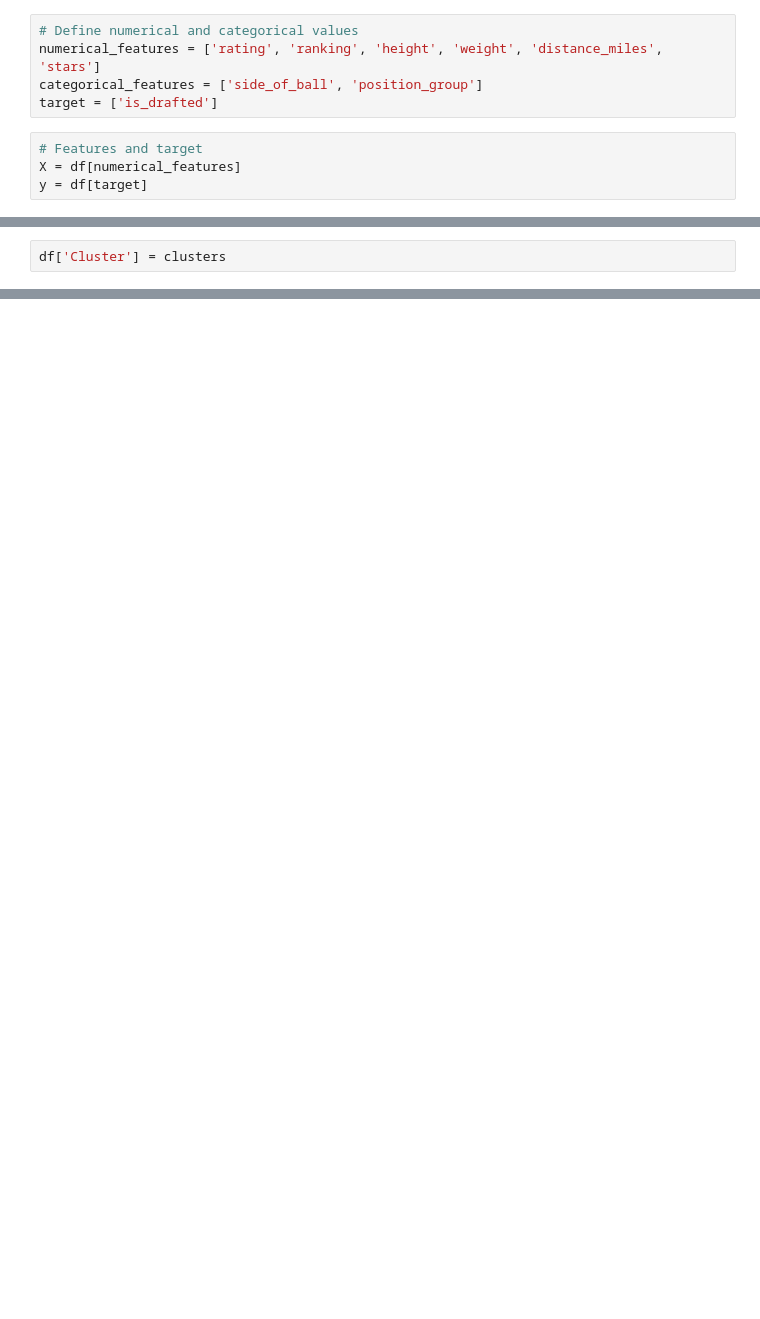
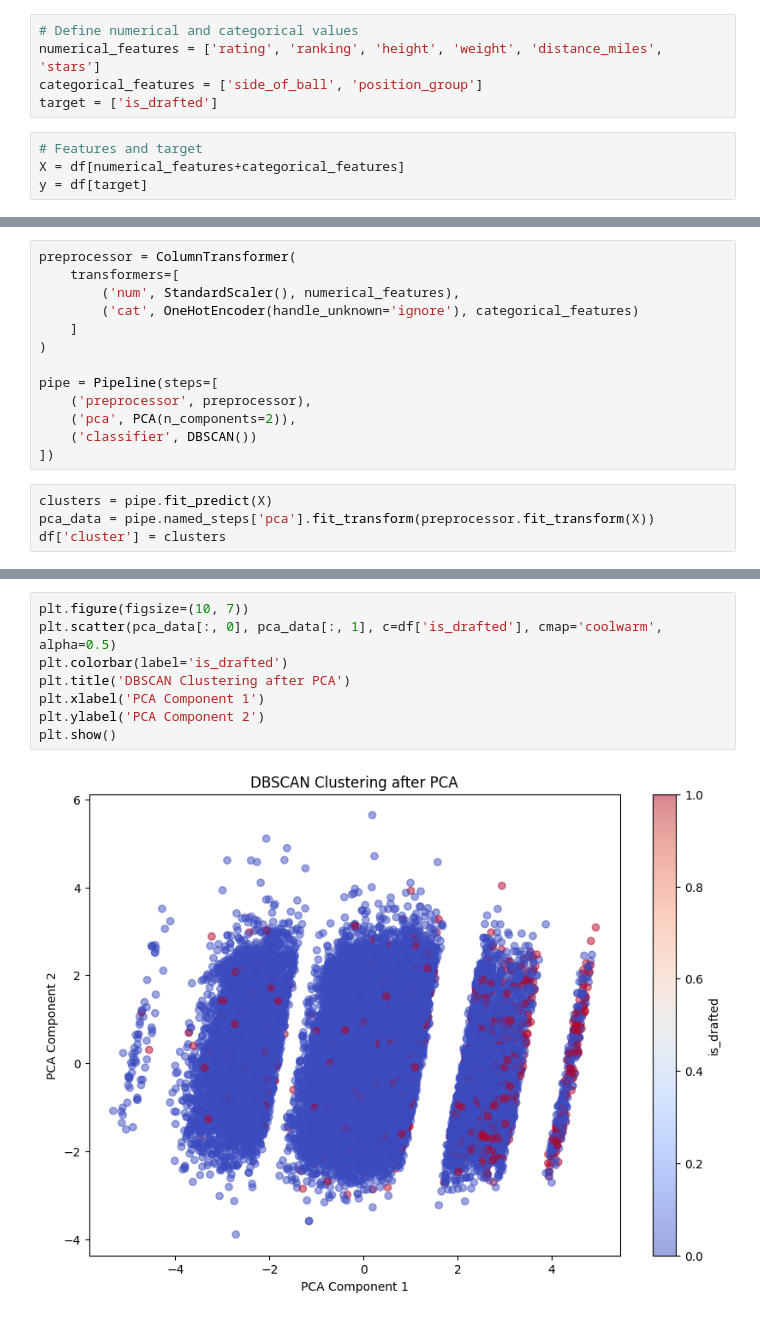
Before and after one commit to chrismca13/CFB_draft_propensity, a Jupyter notebook: notebooks/dbscan.ipynb, the cells around one changed output, grey strips where cells are left out. Cells and saved outputs as stored; diff of their text form; blank space fills up the shorter version.

Commit message:
update dbscan

```diff
--- a/notebooks/dbscan.ipynb
+++ b/notebooks/dbscan.ipynb
@@ -20,5 +32,5 @@ categorical_features = ['side_of_ball', 'position_group']
 target = ['is_drafted']
 # %%
 # Features and target
-X = df[numerical_features]
+X = df[numerical_features+categorical_features]
 y = df[target]
@@ -28,2 +36,0 @@ clusters = model.fit_predict(X)
-# %%
-df['Cluster'] = clusters
@@ -31,0 +37,17 @@ array([-1, -1, -1, ..., -1, -1, -1])
+# %%
+preprocessor = ColumnTransformer(
+    transformers=[
+        ('num', StandardScaler(), numerical_features),
+        ('cat', OneHotEncoder(handle_unknown='ignore'), categorical_features)
+    ]
+)
+
+pipe = Pipeline(steps=[
+    ('preprocessor', preprocessor),
+    ('pca', PCA(n_components=2)),
+    ('classifier', DBSCAN())
+])
+# %%
+clusters = pipe.fit_predict(X)
+pca_data = pipe.named_steps['pca'].fit_transform(preprocessor.fit_transform(X))
+df['cluster'] = clusters
@@ -31,0 +68,10 @@ array([-1, -1, -1, ..., -1, -1, -1])
+# %%
+plt.figure(figsize=(10, 7))
+plt.scatter(pca_data[:, 0], pca_data[:, 1], c=df['is_drafted'], cmap='coolwarm', alpha=0.5)
+plt.colorbar(label='is_drafted')
+plt.title('DBSCAN Clustering after PCA')
+plt.xlabel('PCA Component 1')
+plt.ylabel('PCA Component 2')
+plt.show()
+# %% [output]
+[figure, added]
```
Also changed, not shown: parts of 6 cells of this notebook.
